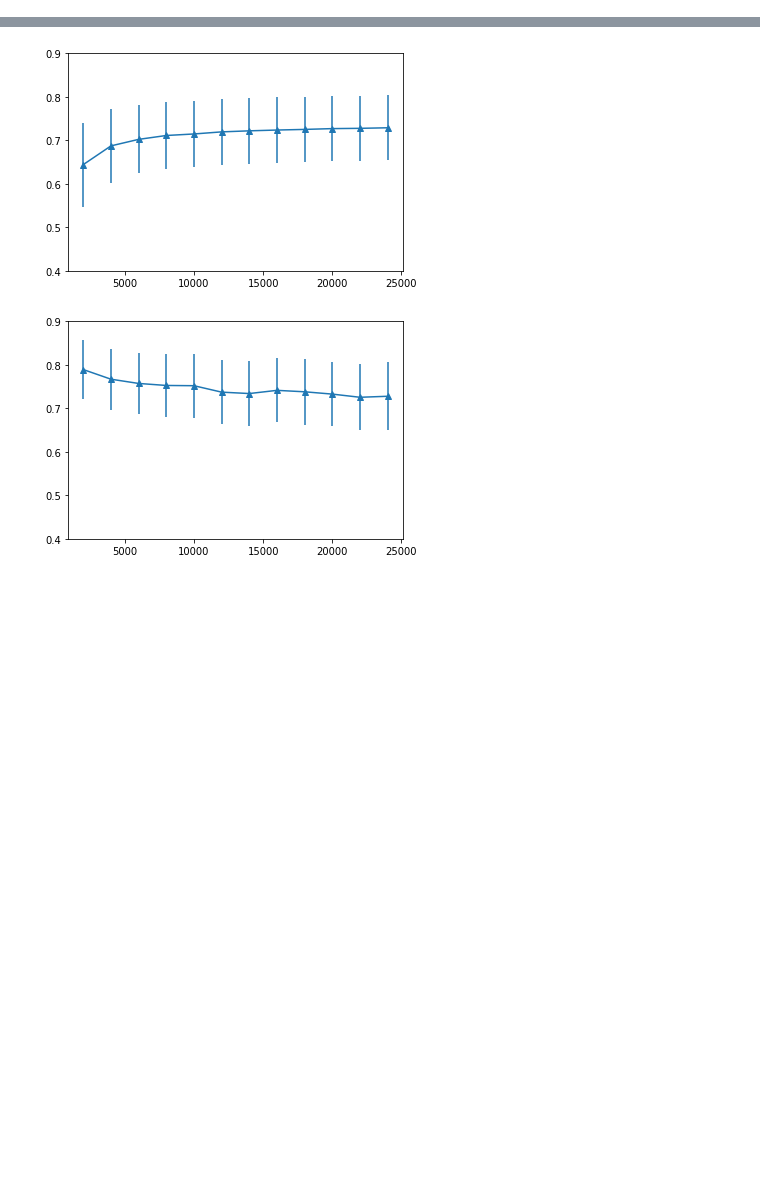
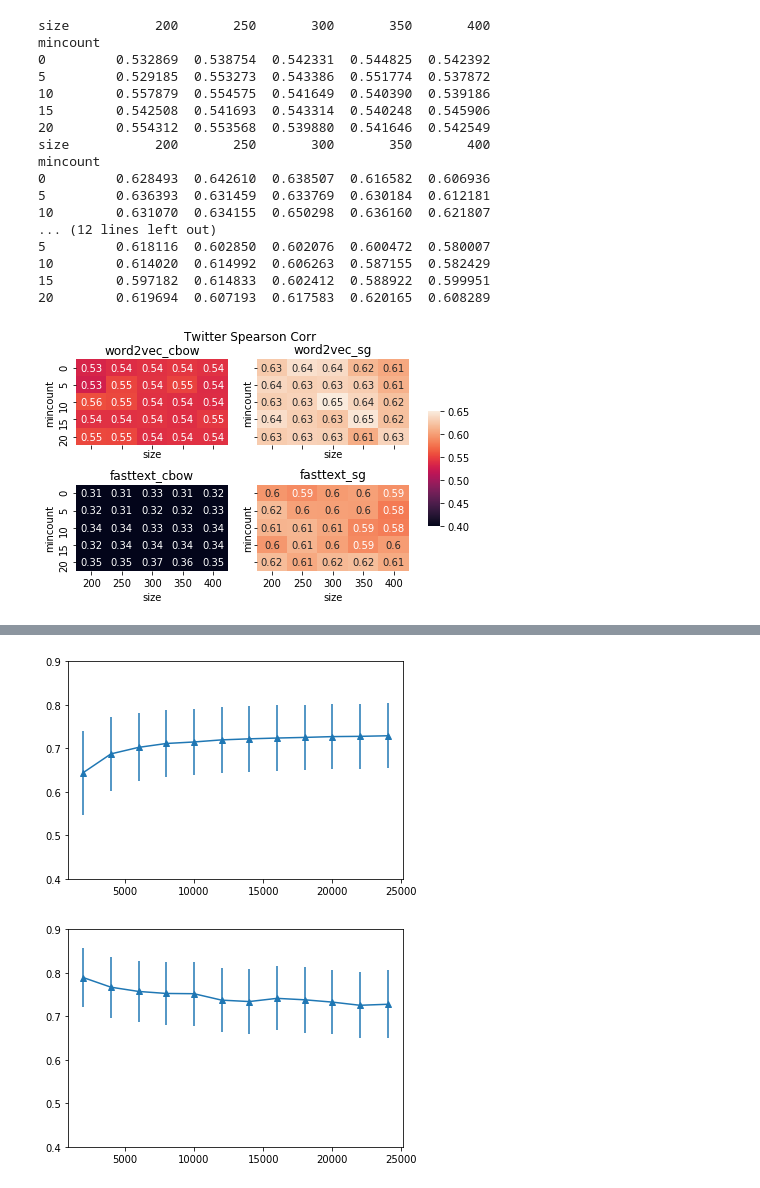
Before and after one commit to jiaojiaoloveu/WordEmbedding-SubCulture, a Jupyter notebook: src/plot_result.ipynb, the cells around one changed output, grey strips where cells are left out. Drawn from its saved outputs; the diff is of its cells as text; code cells hidden in the pictures; blank space fills up the shorter version.

```diff
--- a/src/plot_result.ipynb
+++ b/src/plot_result.ipynb
@@ -34,0 +156,21 @@ read_eval('github', 'word2vec', 0)
+# %%
+plot_heatmap_spearman(df, 'twitter', 0.40, 0.65)
+# %% [output]
+size           200       250       300       350       400
+mincount
+0         0.532869  0.538754  0.542331  0.544825  0.542392
+5         0.529185  0.553273  0.543386  0.551774  0.537872
+10        0.557879  0.554575  0.541649  0.540390  0.539186
+15        0.542508  0.541693  0.543314  0.540248  0.545906
+20        0.554312  0.553568  0.539880  0.541646  0.542549
+size           200       250       300       350       400
+mincount
+0         0.628493  0.642610  0.638507  0.616582  0.606936
+5         0.636393  0.631459  0.633769  0.630184  0.612181
+10        0.631070  0.634155  0.650298  0.636160  0.621807
+... (12 lines left out)
+5         0.618116  0.602850  0.602076  0.600472  0.580007
+10        0.614020  0.614992  0.606263  0.587155  0.582429
+15        0.597182  0.614833  0.602412  0.588922  0.599951
+20        0.619694  0.607193  0.617583  0.620165  0.608289
+[figure, added]
```
Also changed, not shown: parts of 14 cells of this notebook, 1 other file.
